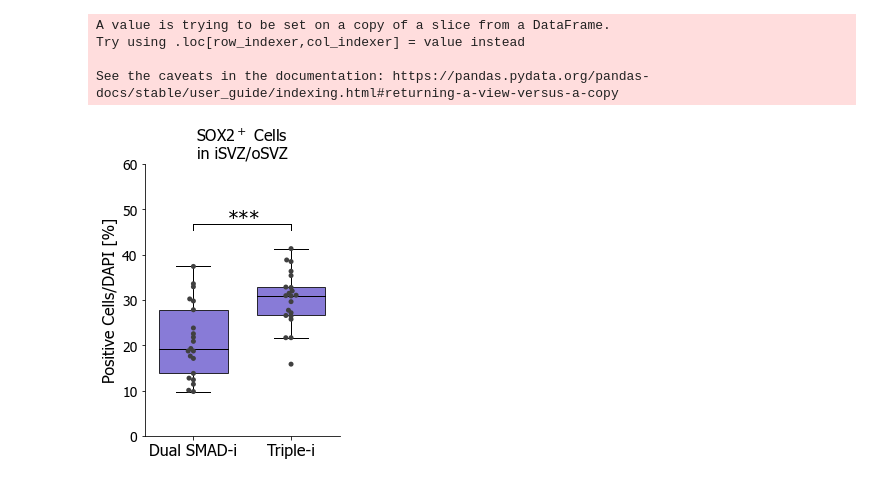
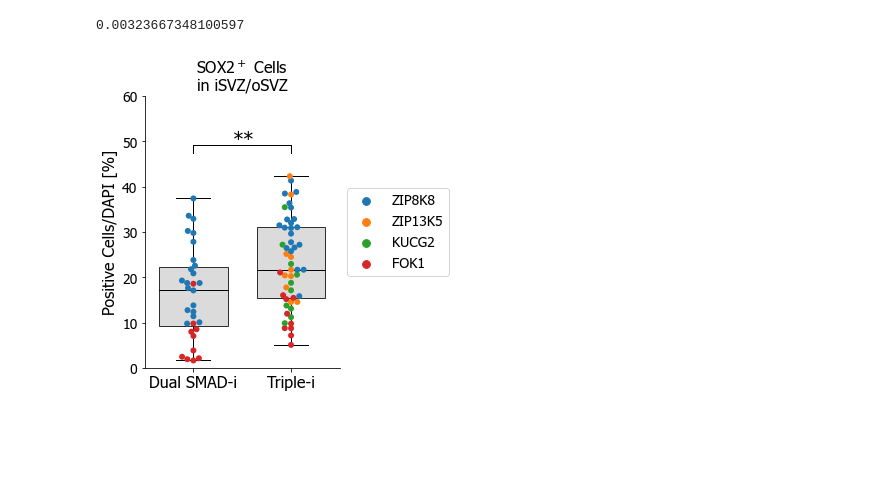
Before and after one commit to daniel-rosebrock/BrainOrganoids, a Jupyter notebook: Fig5_Day50_Countings.ipynb, the cells around one changed output. Saved outputs shown, nothing was run; the diff lists cells and outputs as text; code cells hidden in the pictures; blank space fills up the shorter version.

Commit message:
added new lines in Day50 countings

```diff
--- a/Fig5_Day50_Countings.ipynb
+++ b/Fig5_Day50_Countings.ipynb
@@ -39,7 +22,7 @@ count = np.array([5, 12])
 nobs = np.array([83, 99])
 stat, pval = proportions_ztest(count, nobs)
 # %%
-d50_counts = pd.read_csv('/mnt/e/MPIMG/Elkabetz/Mutukula_etal_Paper/Revision/d50_countings_osvz_markers.tsv',sep='\t',index_col=0)
+d50_counts = pd.read_csv('/mnt/e/MPIMG/Elkabetz/Mutukula_etal_Paper/Revision/d50_countings_osvz_markers_v2_check.tsv',sep='\t',index_col=0)
 # %%
 d50_counts
 # %% [output]
@@ -60,6 +43,6 @@ d50_counts
 # %%
-d50_counts['n_cells_per_DAPI'] = d50_counts['n_cells']/d50_counts['n_DAPI']
-d50_counts['n_cells_per_SOX2'] = d50_counts['n_cells']/d50_counts['n_SOX2']
+d50_counts['n_cells_per_DAPI'] = d50_counts['No. Positive Cells']/d50_counts['No. DAPI']
+d50_counts['n_cells_per_SOX2'] = d50_counts['No. Positive Cells']/d50_counts['No. SOX2+ Cells']
 # %%
 def ttest(a, b, axis=0, equal_var=True, nan_policy='propagate',
           alternative='two.sided'):
@@ -81,16 +64,17 @@ def ttest(a, b, axis=0, equal_var=True, nan_policy='propagate',
 # %%
 plt.figure(figsize=(3.5,5))
 
-d50_counts_sub = d50_counts[d50_counts['gene'].isin(['TBR2','SOX2+PTPRZ1'])]
-frac_pos_sbnx = d50_counts_sub[d50_counts_sub['tx']=='SBNX']['n_SOX2']/d50_counts_sub[d50_counts_sub['tx']=='SBNX']['n_DAPI']
-frac_pos_sbn = d50_counts_sub[d50_counts_sub['tx']=='SBN']['n_SOX2']/d50_counts_sub[d50_counts_sub['tx']=='SBN']['n_DAPI']
-d50_counts_sub['n_SOX2_per_DAPI'] = d50_counts_sub['n_SOX2']/d50_counts_sub['n_DAPI']
+d50_counts_sub = d50_counts[d50_counts['Gene'].isin(['TBR2','SOX2+PTPRZ1'])]
+d50_counts_sub = d50_counts_sub.sort_values(by='Cell Line',ascending=False)
+frac_pos_sbnx = d50_counts_sub[d50_counts_sub['Protocol']=='Triple-i']['No. SOX2+ Cells']/d50_counts_sub[d50_counts_sub['Protocol']=='Triple-i']['No. DAPI']
+frac_pos_sbn = d50_counts_sub[d50_counts_sub['Protocol']=='Dual SMAD-i']['No. SOX2+ Cells']/d50_counts_sub[d50_counts_sub['Protocol']=='Dual SMAD-i']['No. DAPI']
+d50_counts_sub['n_SOX2_per_DAPI'] = d50_counts_sub['No. SOX2+ Cells']/d50_counts_sub['No. DAPI']
 
 t, p = ttest(frac_pos_sbn, frac_pos_sbnx,alternative='two.sided')#,alternative='less')
 
-ax = sns.boxplot(x="tx", y='n_SOX2_per_DAPI', data=d50_counts_sub,showfliers=False,color='white',
+ax = sns.boxplot(x="Protocol", y='n_SOX2_per_DAPI', data=d50_counts_sub,showfliers=False,color='white',
                 linewidth=1,width=0.7)#,linecolor='black')
-ax = sns.swarmplot(x="tx", y='n_SOX2_per_DAPI', data=d50_counts_sub, color=".25")
+ax = sns.swarmplot(x="Protocol", y='n_SOX2_per_DAPI', data=d50_counts_sub,hue="Cell Line",s=6)#".25")
 ax.tick_params(axis='both', which='major', labelsize=14)
 ax.tick_params(axis='both', which='major', labelsize=14)
 #plt.ylabel('SOX2$^+$'+'/DAPI [%]',fontsize=20)
@@ -100,7 +84,7 @@ plt.xlabel('')
 # iterate over boxes
 for i,box in enumerate(ax.artists):
     box.set_edgecolor('black')
-    box.set_facecolor('slateblue')
+    box.set_facecolor('lightgray')#'slateblue')
     box.set_alpha(0.8)
 
     # iterate over whiskers and median lines
@@ -112,37 +96,37 @@ y_cut = (plt.ylim()[1]-plt.ylim()[0])*0.03
 
 y=max(max(frac_pos_sbnx),max(frac_pos_sbn))+y_cut*2
 for j,idx in enumerate([[0,1]]):
     y_new = y+y_cut*2
     plt.plot([idx[0],idx[1]],[y_new,y_new],'-',color='black',linewidth=1)
     plt.plot([idx[0],idx[0]],[y_new-y_cut,y_new],'-',color='black',linewidth=1)
     plt.plot([idx[1],idx[1]],[y_new-y_cut,y_new],'-',color='black',linewidth=1)
     if p < 0.0001: star_t = '****'
     elif p < 0.001: star_t = '***'
     elif p < 0.01: star_t = '**'
     elif p < 0.05: star_t = '*'
     else: star_t = 'n.s.'
     if star_t == 'n.s.':
         plt.annotate(star_t,xy=(idx[0]+0.37*(idx[1]-idx[0]),y_new+0.005),fontsize=20)
     else:
         plt.annotate(star_t,xy=(idx[0]+0.5*(idx[1]-idx[0])-len(star_t)*0.05,y_new),fontsize=20)
+    print(p)
 
 #max_val = np.math.ceil(max(max(frac_pos_sbnx),max(frac_pos_sbn))*10)
 #print(max_val)
 #plt.ylim(0,max_val*0.1)
 #plt.ylim(0,30000)
 #plt.ylim(plt.ylim()[0],plt.ylim()[1]+0.05)
 plt.ylim(0,plt.ylim()[1])
 plt.xticks([0,1],['Dual SMAD-i','Triple-i'],fontsize=16)
 #plt.yticks([x*0.1 for x in np.linspace(0,max_val,max_val+1)],[x*0.1 for x in np.linspace(0,max_val,max_val+1)],fontsize=16)
 plt.title('SOX2$^+$ Cells\nin iSVZ/oSVZ',fontsize=16)
 ax.spines["right"].set_visible(False)
 ax.spines["top"].set_visible(False)
 plt.yticks(plt.yticks()[0],[str(int(x*100)) for x in plt.yticks()[0]],fontsize=14)
-plt.savefig('figures/sox2_per_osvz_area.with_points.png',dpi=500,bbox_inches='tight')
-plt.savefig('figures/sox2_per_osvz_area.with_points.pdf',bbox_inches='tight')
+ax.legend(loc='center left', bbox_to_anchor=(1, 0.5),fontsize=14)
+
+plt.savefig('/mnt/e/MPIMG/Elkabetz/Mutukula_etal_Paper/Revision/Round2/figures/sox2_per_osvz_area.with_points.png',dpi=500,bbox_inches='tight')
+plt.savefig('/mnt/e/MPIMG/Elkabetz/Mutukula_etal_Paper/Revision/Round2/figures/sox2_per_osvz_area.with_points.pdf',bbox_inches='tight')
 # %% [output]
-A value is trying to be set on a copy of a slice from a DataFrame.
-Try using .loc[row_indexer,col_indexer] = value instead
-
-See the caveats in the documentation: https://pandas.pydata.org/pandas-docs/stable/user_guide/indexing.html#returning-a-view-versus-a-copy
+0.00323667348100597
-[figure, old version]
+[figure, new version]
```
Also changed, not shown: parts of 4 cells of this notebook, 1 other file.
